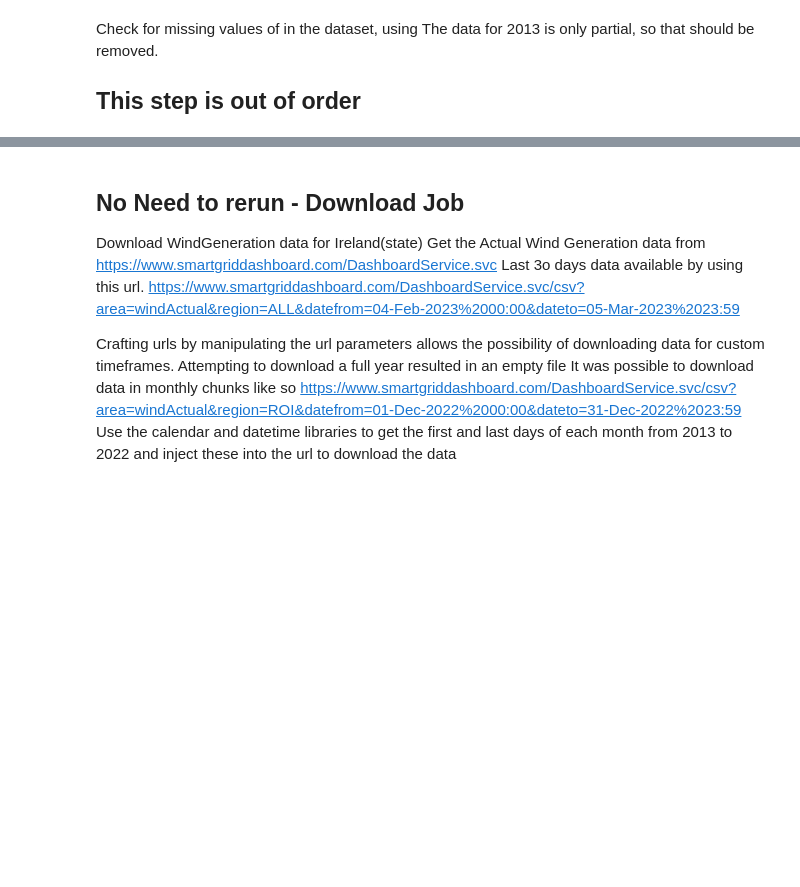
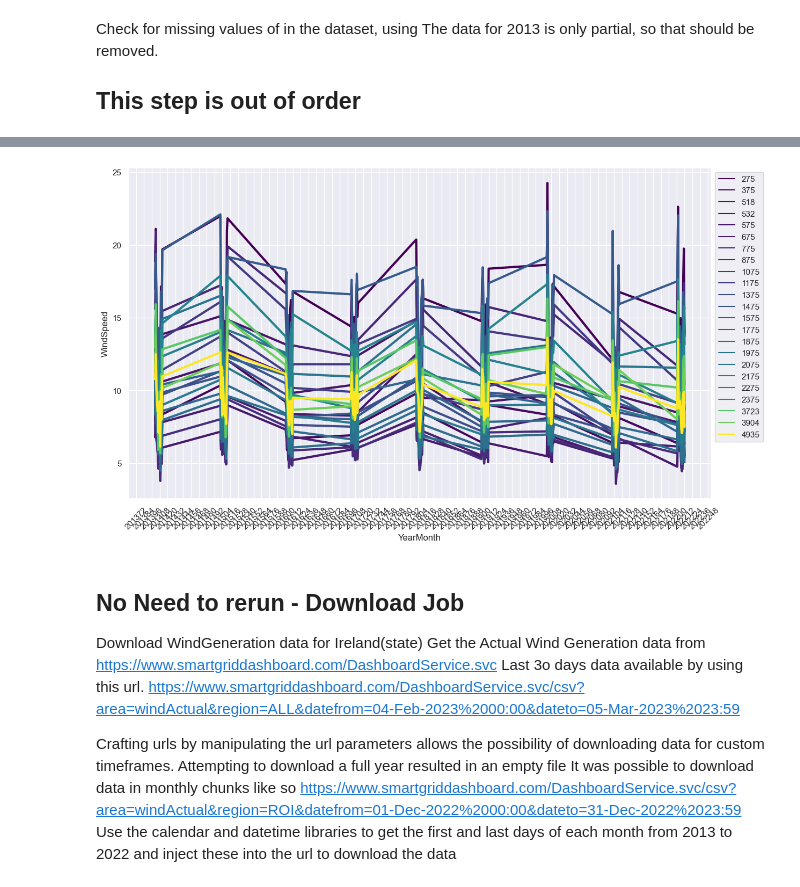
Before and after one commit to lanecolinp/UCDPA_lanecolinp, a Jupyter notebook: windgeneration.ipynb, the cells around one changed output, grey strips where cells are left out. Drawn from its saved outputs; the diff is of its cells as text; code cells hidden in the pictures; blank space fills up the shorter version.

```diff
--- a/windgeneration.ipynb
+++ b/windgeneration.ipynb
@@ -236,0 +407,7 @@ Do a plot here
+# %%
+allwddf.drop(allwddf.filter(regex='_y$').columns, axis=1, inplace=True)
+allwddf.drop(columns=['nearest_station_station_name','date'], axis=1, inplace=True)
+#allwddf.drop(columns=['date'], axis=1, inplace=True)
+print(allwddf.shape)
+allwddf.wdsp=allwddf.wdsp.astype(int)
+allwddf.head
@@ -237,3 +521,19 @@ Do a plot here
+# %%
+sns.set_style('darkgrid')
+sns.set(rc={'figure.figsize':(14,8)})
+
+ax = sns.lineplot(data=mthallwddf, x ='YM', y = 'wdsp',
+                  hue='station name', palette='viridis',
+                  legend='full', lw=3)
+
+ax.xaxis.set_major_locator(ticker.MultipleLocator(12))
+ax.tick_params(axis='x', rotation=45)
+plt.legend(bbox_to_anchor=(1, 1))
+plt.ylabel('WindSpeed')
+plt.xlabel('YearMonth')
+plt.show()
+# %% [output]
+[figure, added]
 # %% [markdown]
 ##  No Need to rerun - Download Job  ##
 Download WindGeneration data for Ireland(state)
```
Also changed, not shown: parts of 33 cells of this notebook.
